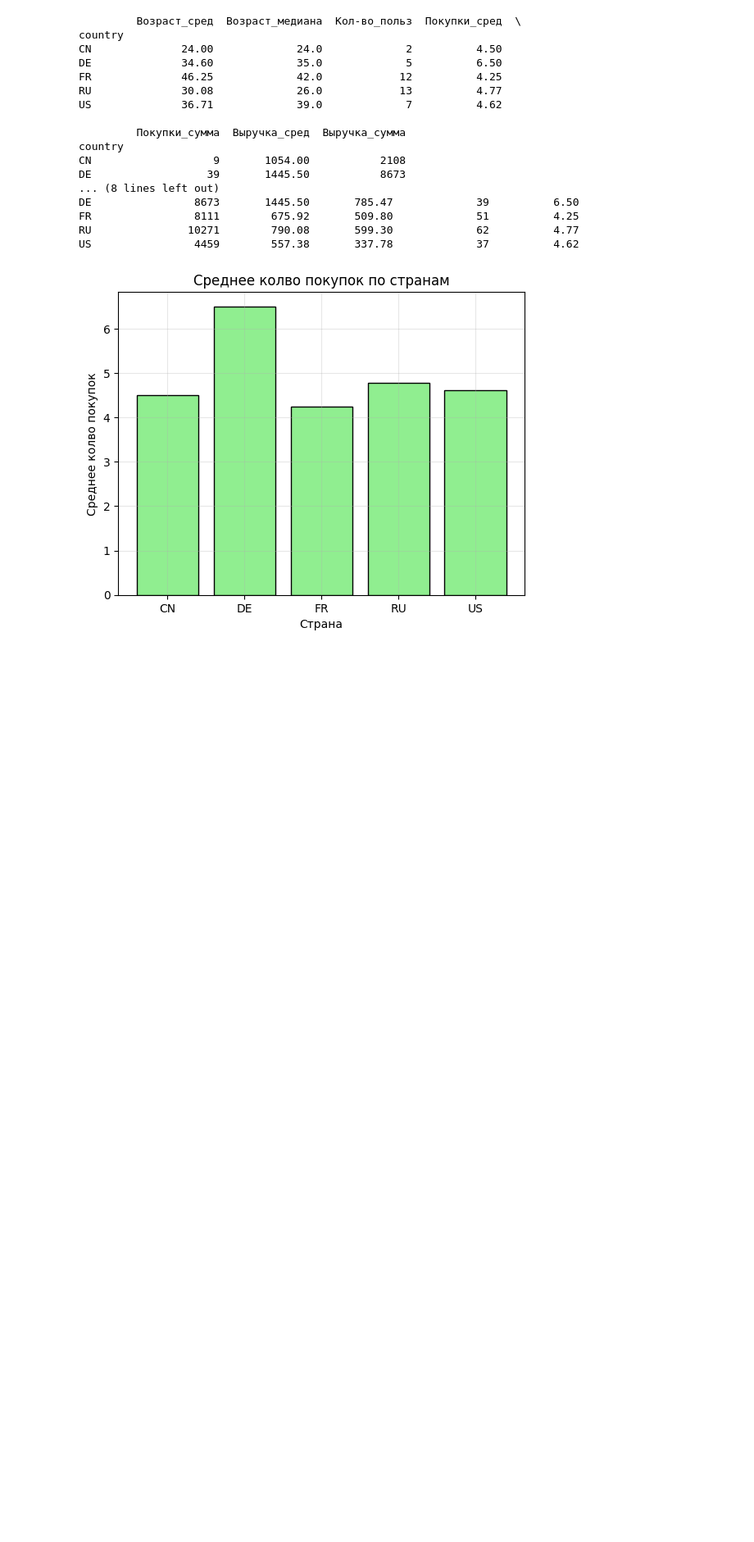
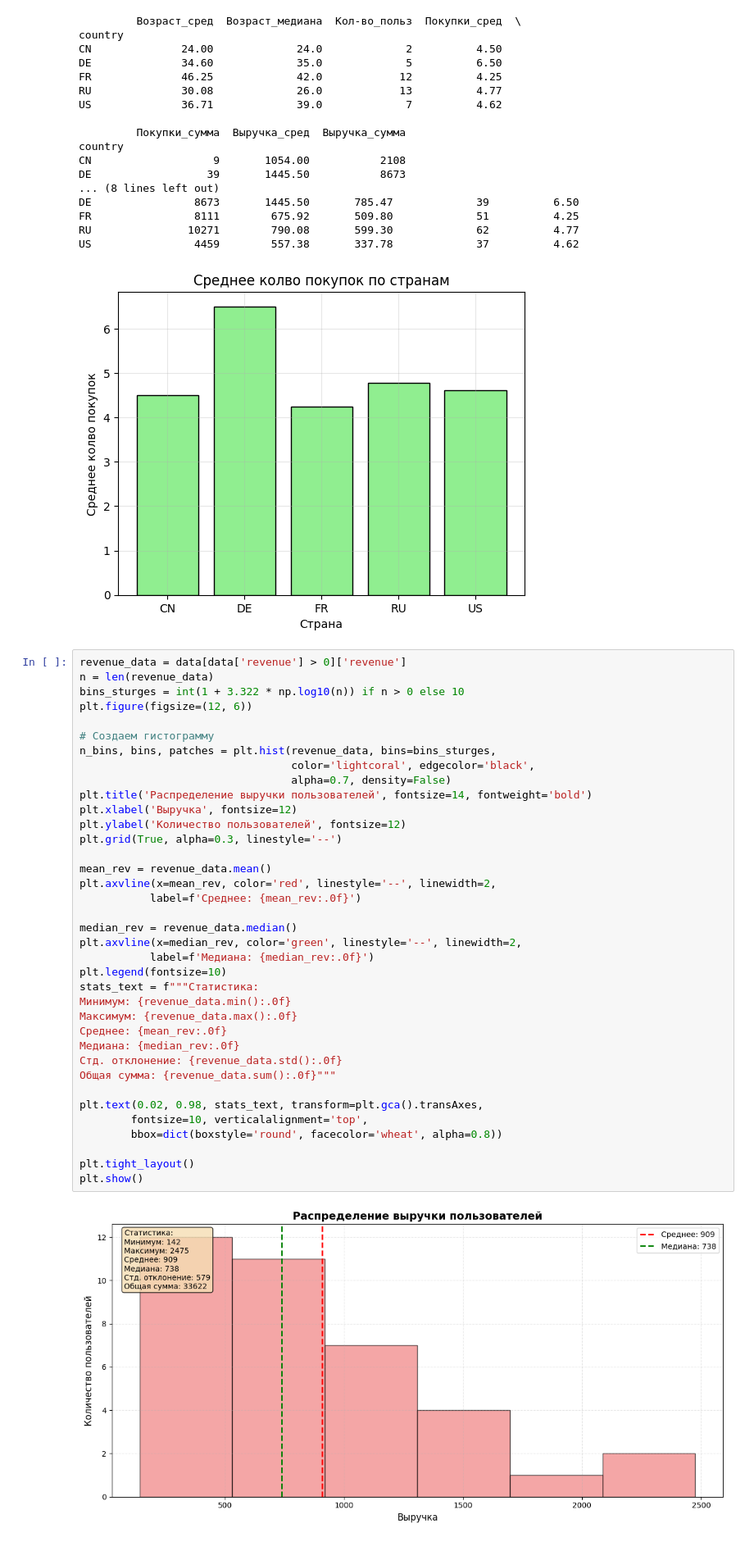
Before and after one commit to Pin228666/eshkere, a Jupyter notebook: homeworks/HW02/HW02.ipynb, the cells around one changed output. Shown at 82% size. Drawn from its saved outputs; the diff is of its cells as text; blank space fills up the shorter version.

```diff
--- a/homeworks/HW02/HW02.ipynb
+++ b/homeworks/HW02/HW02.ipynb
@@ -173,3 +173,42 @@ FR                8111        675.92       509.80             51          4.25
 RU               10271        790.08       599.30             62          4.77
 US                4459        557.38       337.78             37          4.62
 [figure]
+# %%
+revenue_data = data[data['revenue'] > 0]['revenue']
+n = len(revenue_data)
+bins_sturges = int(1 + 3.322 * np.log10(n)) if n > 0 else 10
+plt.figure(figsize=(12, 6))
+
+# Создаем гистограмму
+n_bins, bins, patches = plt.hist(revenue_data, bins=bins_sturges,
+                                 color='lightcoral', edgecolor='black',
+                                 alpha=0.7, density=False)
+plt.title('Распределение выручки пользователей', fontsize=14, fontweight='bold')
+plt.xlabel('Выручка', fontsize=12)
+plt.ylabel('Количество пользователей', fontsize=12)
+plt.grid(True, alpha=0.3, linestyle='--')
+
+mean_rev = revenue_data.mean()
+plt.axvline(x=mean_rev, color='red', linestyle='--', linewidth=2,
+           label=f'Среднее: {mean_rev:.0f}')
+
+median_rev = revenue_data.median()
+plt.axvline(x=median_rev, color='green', linestyle='--', linewidth=2,
+           label=f'Медиана: {median_rev:.0f}')
+plt.legend(fontsize=10)
+stats_text = f"""Статистика:
+Минимум: {revenue_data.min():.0f}
+Максимум: {revenue_data.max():.0f}
+Среднее: {mean_rev:.0f}
+Медиана: {median_rev:.0f}
+Стд. отклонение: {revenue_data.std():.0f}
+Общая сумма: {revenue_data.sum():.0f}"""
+
+plt.text(0.02, 0.98, stats_text, transform=plt.gca().transAxes,
+        fontsize=10, verticalalignment='top',
+        bbox=dict(boxstyle='round', facecolor='wheat', alpha=0.8))
+
+plt.tight_layout()
+plt.show()
+# %% [output]
+[figure, added]
```
Also changed, not shown: parts of 2 cells of this notebook.
